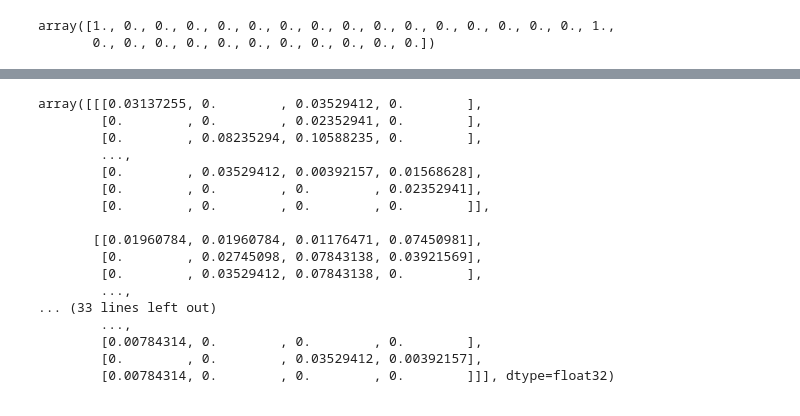
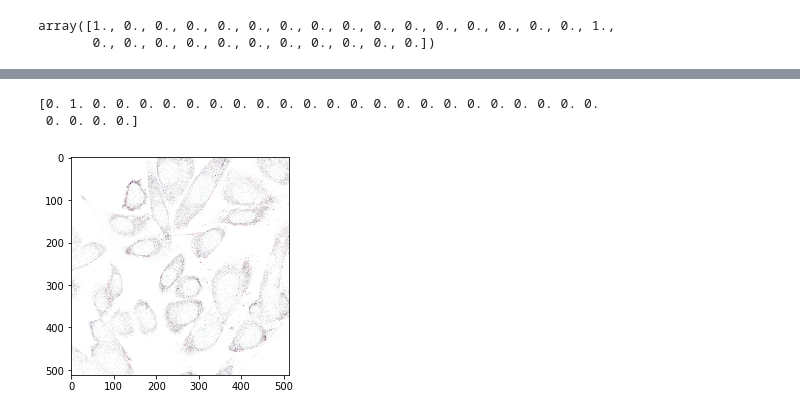
Before and after one commit to ryanchesler/human-protein-atlas, a Jupyter notebook: notebooks/Ryan/h5_all_the_data.ipynb, the cells around one changed output, grey strips where cells are left out. Saved outputs shown, nothing was run; the diff lists cells and outputs as text; code cells hidden in the pictures.

Commit message:
hdf5 labels and ran benchmarks with hdf5 512x512

```diff
--- a/notebooks/Ryan/h5_all_the_data.ipynb
+++ b/notebooks/Ryan/h5_all_the_data.ipynb
@@ -114,20 +130,8 @@ data = h5py.File(hdf5_path, "r")
-# %%
-data["photos"][0]
-# %% [output]
-array([[[0.03137255, 0.        , 0.03529412, 0.        ],
-        [0.        , 0.        , 0.02352941, 0.        ],
-        [0.        , 0.08235294, 0.10588235, 0.        ],
-        ...,
-        [0.        , 0.03529412, 0.00392157, 0.01568628],
-        [0.        , 0.        , 0.        , 0.02352941],
-        [0.        , 0.        , 0.        , 0.        ]],
-
-       [[0.01960784, 0.01960784, 0.01176471, 0.07450981],
-        [0.        , 0.02745098, 0.07843138, 0.03921569],
-        [0.        , 0.03529412, 0.07843138, 0.        ],
-        ...,
-... (33 lines left out)
-        ...,
-        [0.00784314, 0.        , 0.        , 0.        ],
-        [0.        , 0.        , 0.03529412, 0.00392157],
-        [0.00784314, 0.        , 0.        , 0.        ]]], dtype=float32)
+# %%
+with h5py.File(hdf5_path, "r") as f:
+    plt.imshow(f["photos"][3])
+    print(f['labels'][3])
+# %% [output]
+[0. 1. 0. 0. 0. 0. 0. 0. 0. 0. 0. 0. 0. 0. 0. 0. 0. 0. 0. 0. 0. 0. 0. 0.
+ 0. 0. 0. 0.]
+[figure, added]
```
Also changed, not shown: parts of 7 cells of this notebook, 1 other file.
